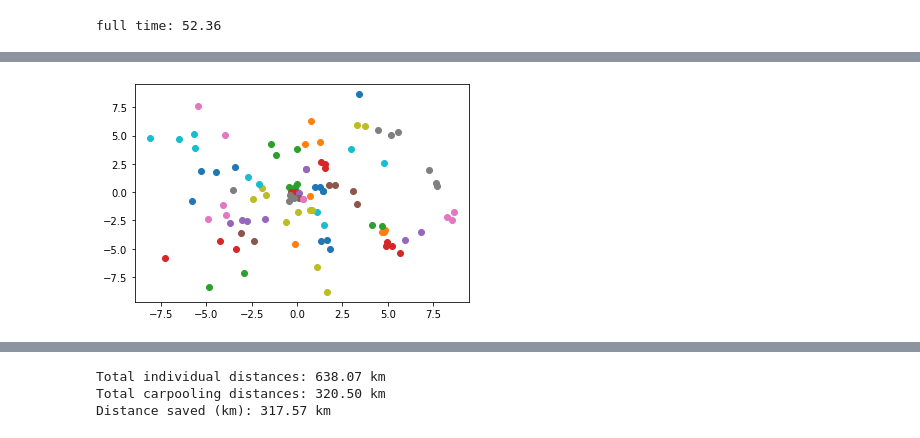
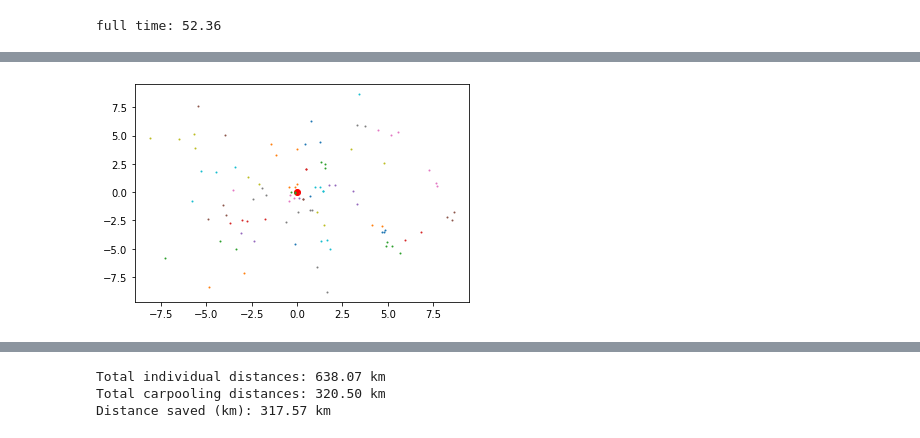
Before and after one commit to FredericFerriere/carpooling, a Jupyter notebook: GIS_visualisation.ipynb, the cells around one changed output, grey strips where cells are left out. Cells and saved outputs as stored; diff of their text form; code cells hidden in the pictures.

```diff
--- a/GIS_visualisation.ipynb
+++ b/GIS_visualisation.ipynb
@@ -67,6 +77,6 @@ full time: 52.36
 # %%
-plt.scatter([0], [0])
+plt.scatter([0], [0], c='red')
 for g in fin_groups:
-    plt.scatter([emp_coords[add][0] for add in g[0]], [emp_coords[add][1] for add in g[0]])
+    plt.scatter([emp_coords[add][0] for add in g[0]], [emp_coords[add][1] for add in g[0]], s=1)
 # %% [output]
-[figure, old version]
+[figure, new version]
```
Also changed, not shown: parts of 5 cells of this notebook, 6 other files.
